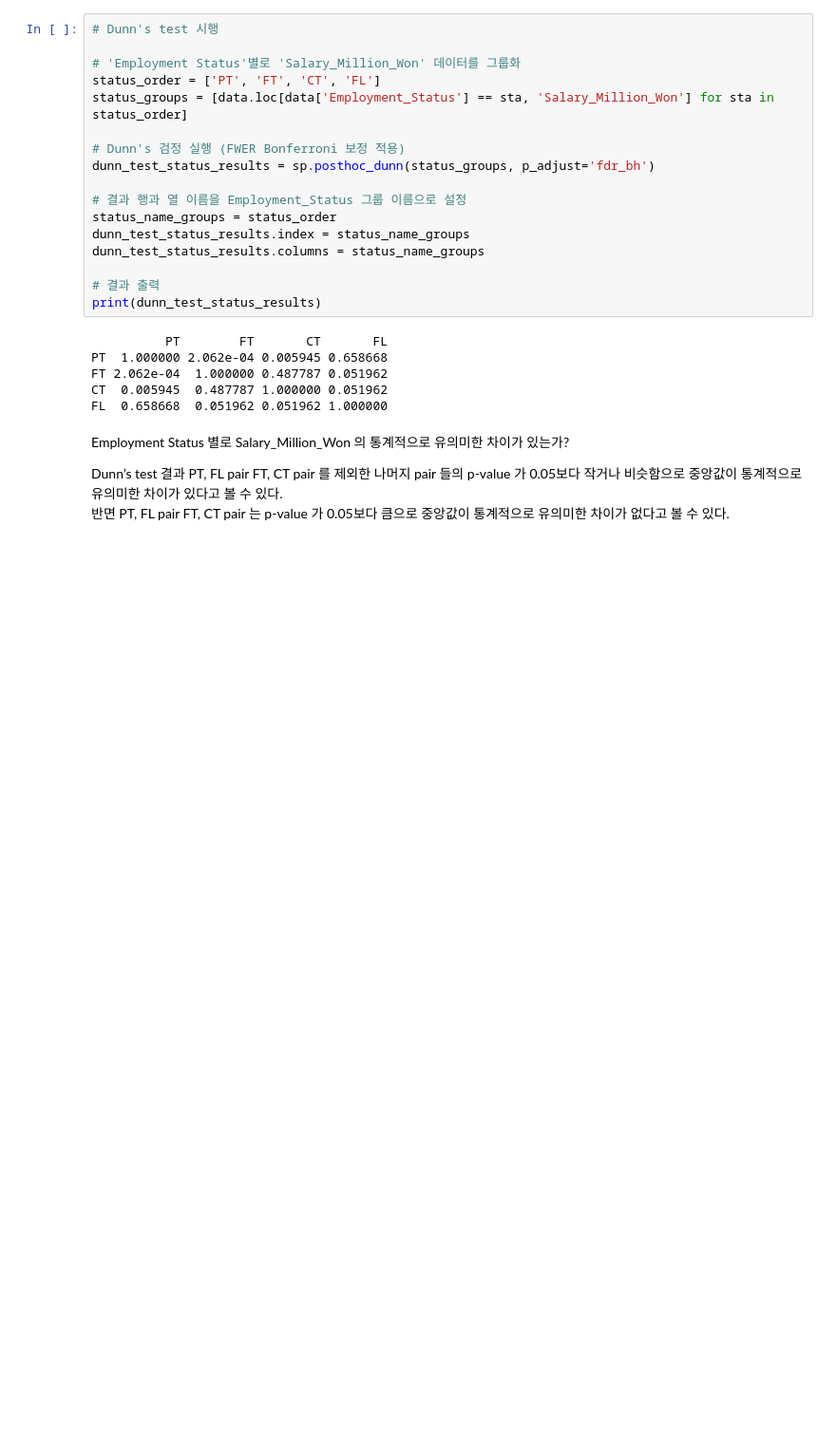
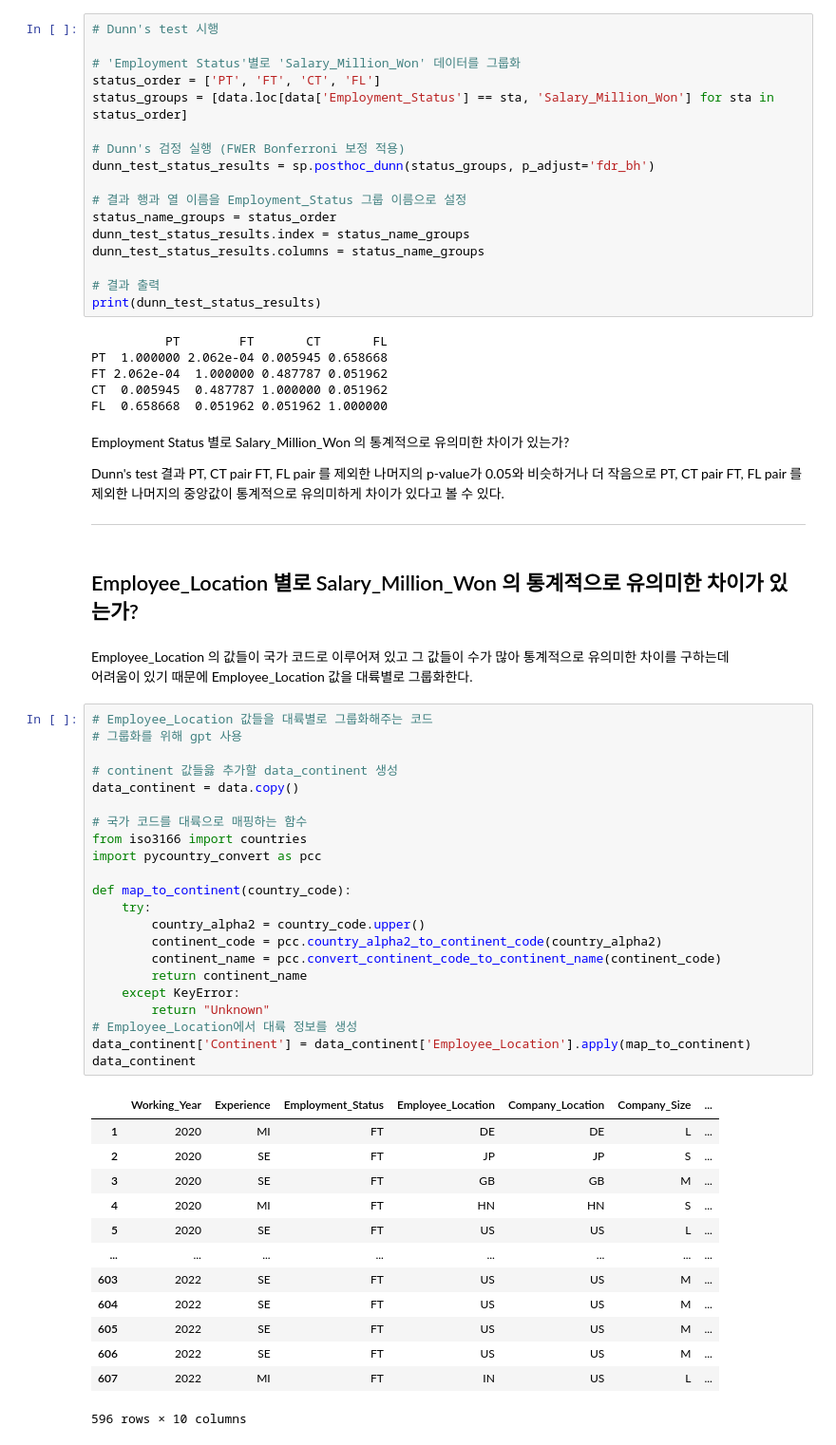
Before and after one commit to Hwaple02/SDA_HW5_1, a Jupyter notebook: mini_project_Hypothesis_testing(60231211).ipynb, the cells around one changed output. Shown at 95% size. Cells and saved outputs as stored; diff of their text form; blank space fills up the shorter version.

```diff
--- a/mini_project_Hypothesis_testing(60231211).ipynb
+++ b/mini_project_Hypothesis_testing(60231211).ipynb
@@ -344,5 +344,47 @@ FL  0.658668  0.051962 0.051962 1.000000
 # %% [markdown]
 Employment Status 별로 Salary_Million_Won 의 통계적으로 유의미한 차이가 있는가?<br>
 
-Dunn’s test 결과 PT, FL pair FT, CT pair 를 제외한 나머지 pair 들의 p-value 가 0.05보다 작거나 비슷함으로 중앙값이 통계적으로 유의미한 차이가 있다고 볼 수 있다. <br>
-반면 PT, FL pair FT, CT pair 는 p-value 가 0.05보다 큼으로 중앙값이 통계적으로 유의미한 차이가 없다고 볼 수 있다.
+Dunn's test 결과 PT, CT pair FT, FL pair 를 제외한 나머지의 p-value가 0.05와 비슷하거나 더 작음으로 PT, CT pair FT, FL pair 를 <br>
+제외한 나머지의 중앙값이 통계적으로 유의미하게 차이가 있다고 볼 수 있다.
+<hr>
+# %% [markdown]
+## Employee_Location 별로 Salary_Million_Won 의 통계적으로 유의미한 차이가 있는가?
+# %% [markdown]
+Employee_Location 의 값들이 국가 코드로 이루어져 있고 그 값들이 수가 많아 통계적으로 유의미한 차이를 구하는데 <br>
+어려움이 있기 때문에 Employee_Location 값을 대륙별로 그룹화한다.
+# %%
+# Employee_Location 값들을 대륙별로 그룹화해주는 코드
+# 그룹화를 위해 gpt 사용
+
+# continent 값들읋 추가할 data_continent 생성
+data_continent = data.copy()
+
+# 국가 코드를 대륙으로 매핑하는 함수
+from iso3166 import countries
+import pycountry_convert as pcc
+
+def map_to_continent(country_code):
+    try:
+        country_alpha2 = country_code.upper()
+        continent_code = pcc.country_alpha2_to_continent_code(country_alpha2)
+        continent_name = pcc.convert_continent_code_to_continent_name(continent_code)
+        return continent_name
+    except KeyError:
+        return "Unknown"
+# Employee_Location에서 대륙 정보를 생성
+data_continent['Continent'] = data_continent['Employee_Location'].apply(map_to_continent)
+data_continent
+# %% [output]
+|  | Working_Year | Experience | Employment_Status | Employee_Location | Company_Location | Company_Size | ... |
+| 1 | 2020 | MI | FT | DE | DE | L | ... |
+| 2 | 2020 | SE | FT | JP | JP | S | ... |
+| 3 | 2020 | SE | FT | GB | GB | M | ... |
+| 4 | 2020 | MI | FT | HN | HN | S | ... |
+| 5 | 2020 | SE | FT | US | US | L | ... |
+| ... | ... | ... | ... | ... | ... | ... | ... |
+| 603 | 2022 | SE | FT | US | US | M | ... |
+| 604 | 2022 | SE | FT | US | US | M | ... |
+| 605 | 2022 | SE | FT | US | US | M | ... |
+| 606 | 2022 | SE | FT | US | US | M | ... |
+| 607 | 2022 | MI | FT | IN | US | L | ... |
+596 rows × 10 columns
```
Also changed, not shown: parts of 4 cells of this notebook, 1 other file.
